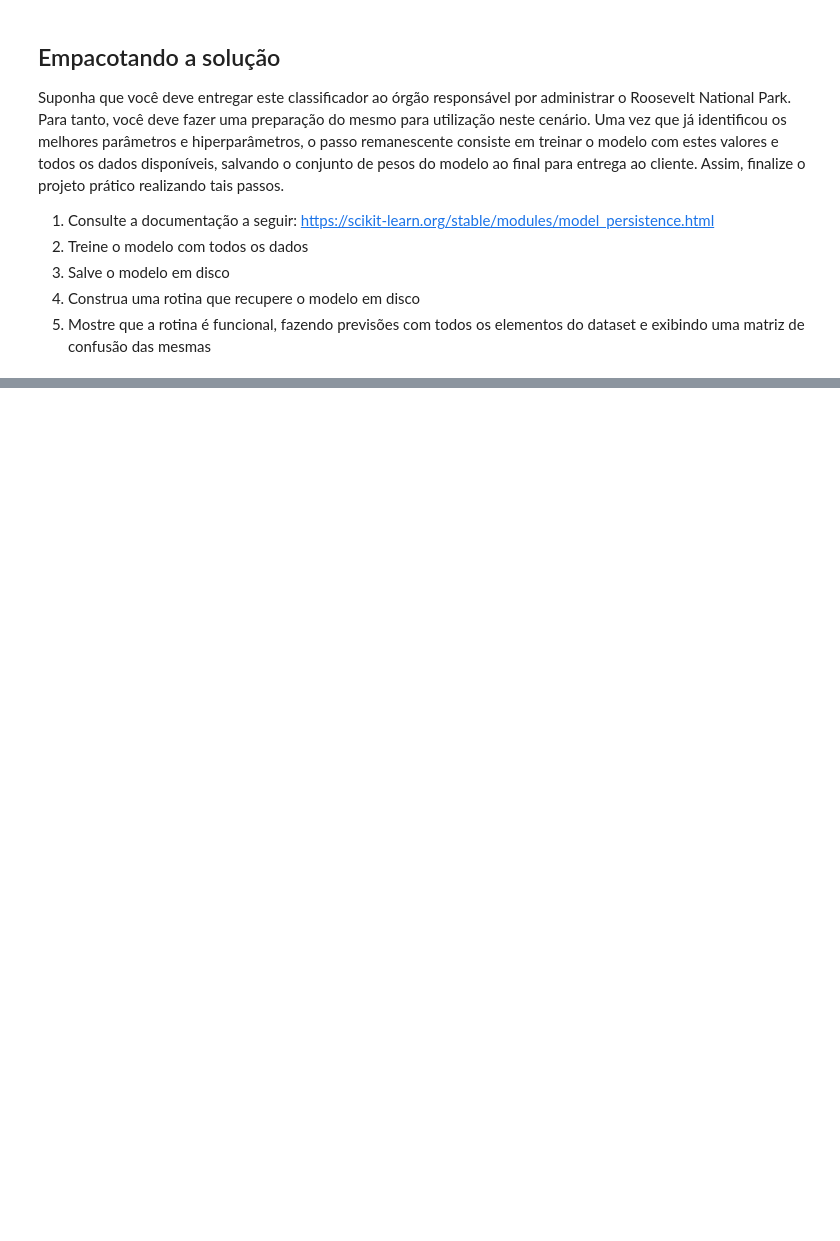
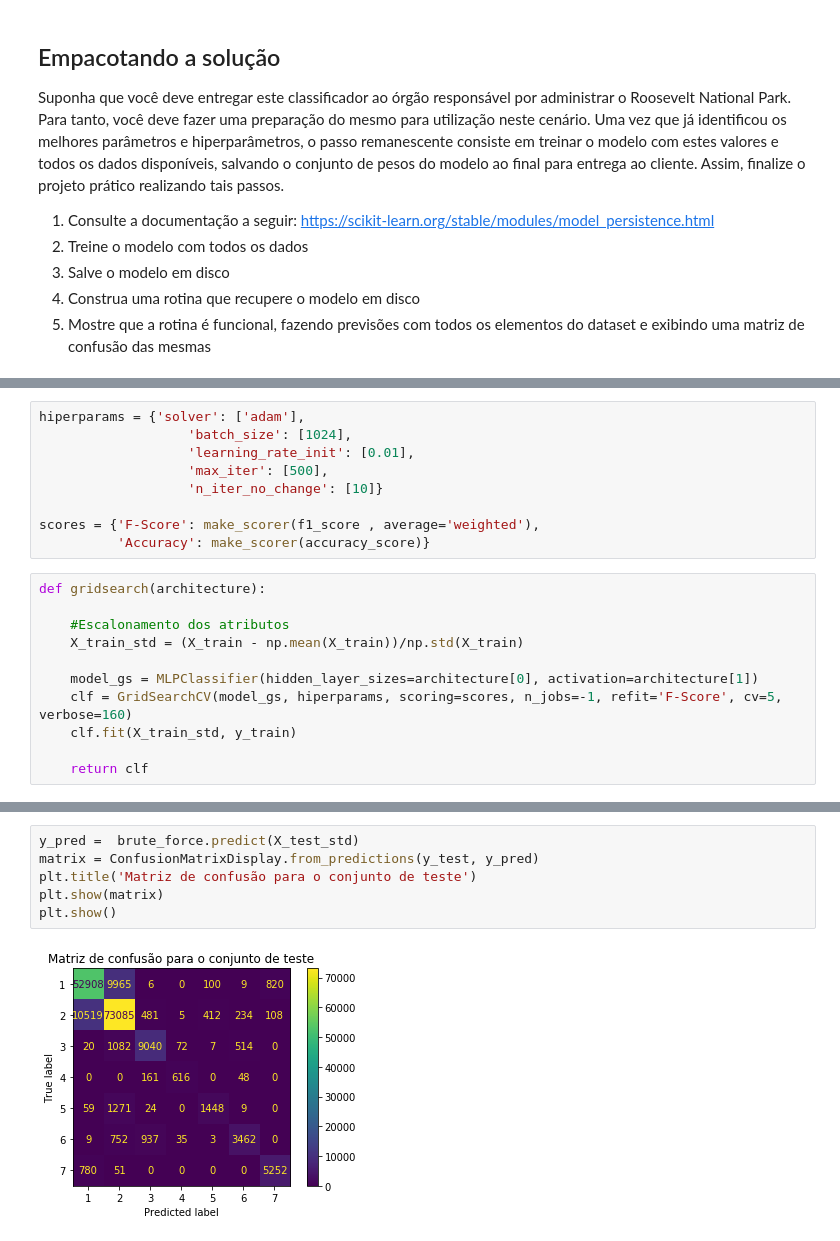
Before and after one commit to delrickOliveira/rna_2021_2.2, a Jupyter notebook: PP2.2.3 - Validação Cruzada e Busca em Grade.ipynb, the cells around one changed output, grey strips where cells are left out. Drawn from its saved outputs; the diff is of its cells as text; blank space fills up the shorter version.

```diff
--- a/PP2.2.3 - Validação Cruzada e Busca em Grade.ipynb
+++ b/PP2.2.3 - Validação Cruzada e Busca em Grade.ipynb
@@ -240,0 +363,20 @@ pickle.dump(clf, open(filename, 'wb'))
+# %%
+hiperparams = {'solver': ['adam'],
+                   'batch_size': [1024],
+                   'learning_rate_init': [0.01],
+                   'max_iter': [500],
+                   'n_iter_no_change': [10]}
+
+scores = {'F-Score': make_scorer(f1_score , average='weighted'),
+          'Accuracy': make_scorer(accuracy_score)}
+# %%
+def gridsearch(architecture):
+
+    #Escalonamento dos atributos
+    X_train_std = (X_train - np.mean(X_train))/np.std(X_train)
+
+    model_gs = MLPClassifier(hidden_layer_sizes=architecture[0], activation=architecture[1])
+    clf = GridSearchCV(model_gs, hiperparams, scoring=scores, n_jobs=-1, refit='F-Score', cv=5, verbose=160)
+    clf.fit(X_train_std, y_train)
+
+    return clf
@@ -240,0 +428,8 @@ pickle.dump(clf, open(filename, 'wb'))
+# %%
+y_pred =  brute_force.predict(X_test_std)
+matrix = ConfusionMatrixDisplay.from_predictions(y_test, y_pred)
+plt.title('Matriz de confusão para o conjunto de teste')
+plt.show(matrix)
+plt.show()
+# %% [output]
+[figure, added]
```
Also changed, not shown: parts of 61 cells of this notebook, 3 other files.
